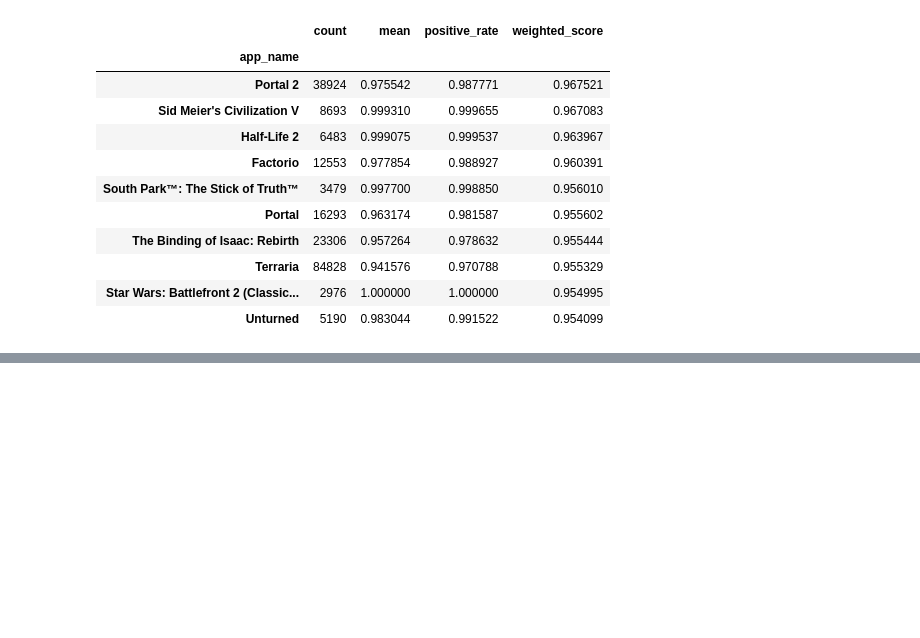
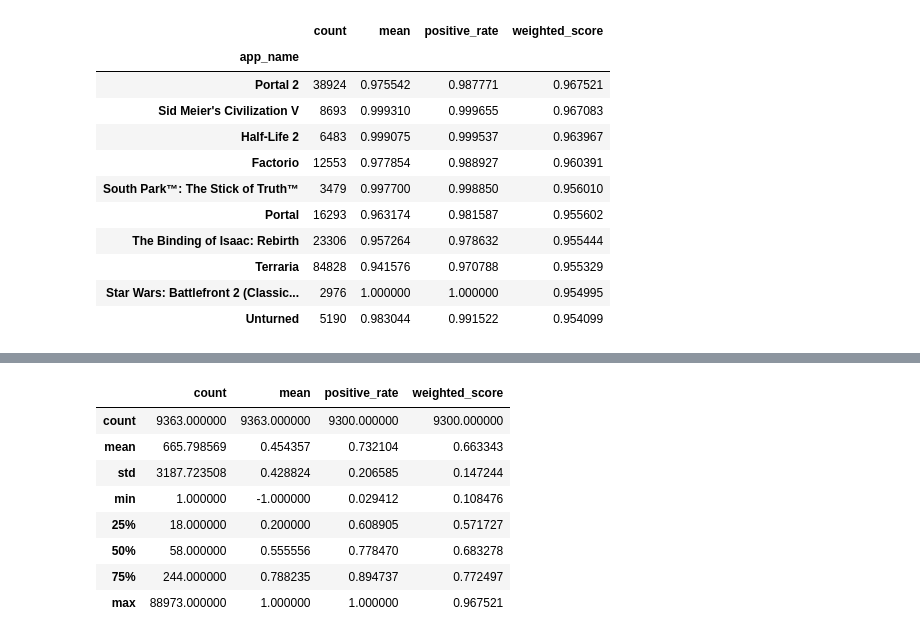
Before and after one commit to darrenchay/game_recommender, a Jupyter notebook: 1_weighted_score.ipynb, the cells around one changed output, grey strips where cells are left out. Saved outputs shown, nothing was run; the diff lists cells and outputs as text; code cells hidden in the pictures; blank space fills up the shorter version.

```diff
--- a/1_weighted_score.ipynb
+++ b/1_weighted_score.ipynb
@@ -108,2 +125,14 @@ reviews_by_group.sort_values('weighted_score',ascending=False)[:10]
+# %%
+reviews_by_group.describe()
+# %% [output]
+|  | count | mean | positive_rate | weighted_score |
+| count | 9363.000000 | 9363.000000 | 9300.000000 | 9300.000000 |
+| mean | 665.798569 | 0.454357 | 0.732104 | 0.663343 |
+| std | 3187.723508 | 0.428824 | 0.206585 | 0.147244 |
+| min | 1.000000 | -1.000000 | 0.029412 | 0.108476 |
+| 25% | 18.000000 | 0.200000 | 0.608905 | 0.571727 |
+| 50% | 58.000000 | 0.555556 | 0.778470 | 0.683278 |
+| 75% | 244.000000 | 0.788235 | 0.894737 | 0.772497 |
+| max | 88973.000000 | 1.000000 | 1.000000 | 0.967521 |
 # %%
 reviews_by_group.to_csv('Datasets/reviews_processed.csv', index=True)
```
Also changed, not shown: parts of 8 cells of this notebook, 2 other files.
